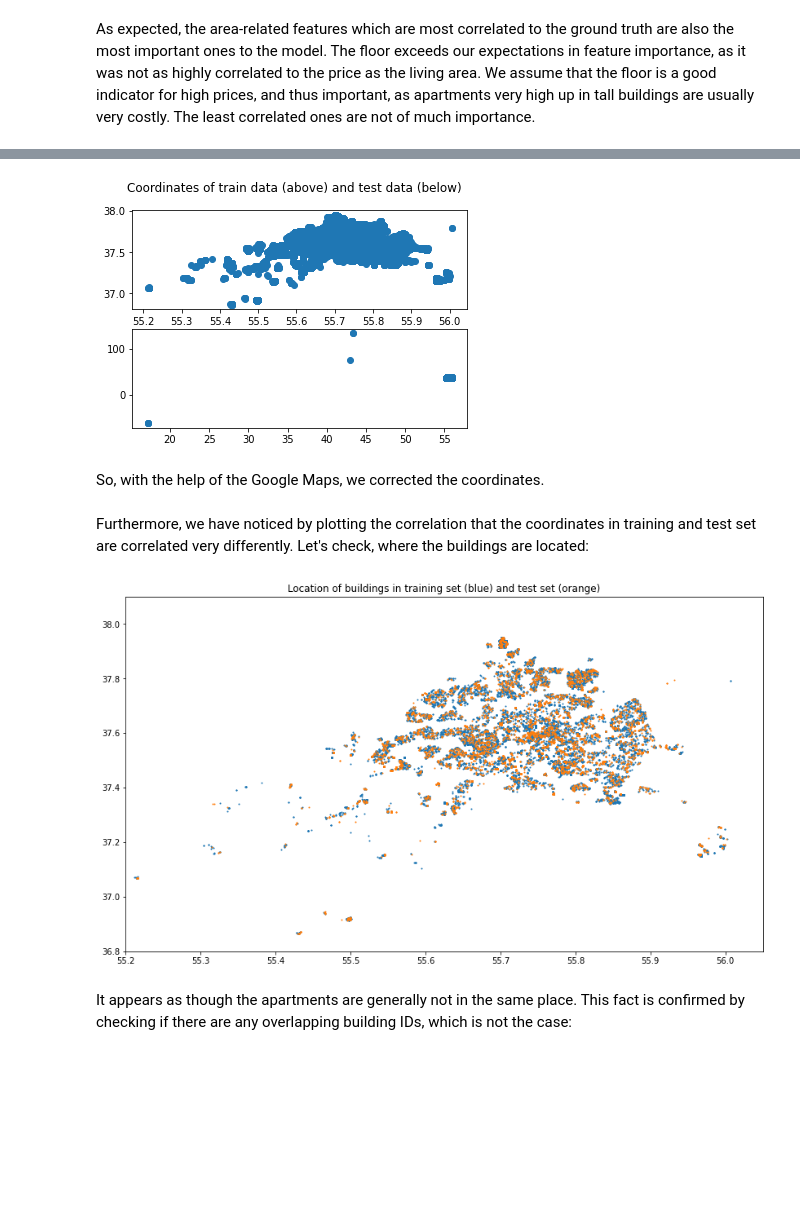
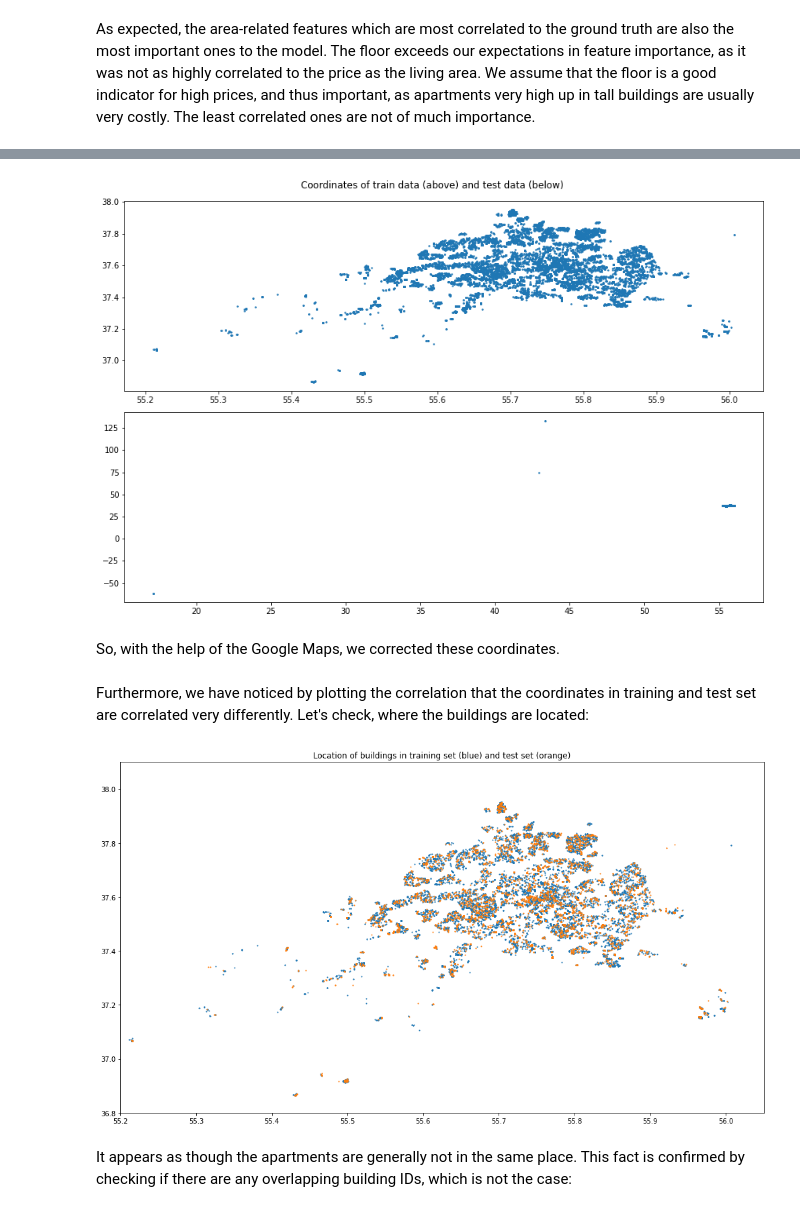
Before and after one commit to kirill-menke/house-pricing-prediction, a Jupyter notebook: group97_long_notebook.ipynb, the cells around one changed output, grey strips where cells are left out. Cells and saved outputs as stored; diff of their text form; code cells hidden in the pictures; blank space fills up the shorter version.

```diff
--- a/group97_long_notebook.ipynb
+++ b/group97_long_notebook.ipynb
@@ -237,12 +237,13 @@ We noticed that in the test set there are coordinates far outside Moscow. These
 # %%
-fig, axs = plt.subplots(2)
+fig, axs = plt.subplots(2, figsize=(12, 8))
 fig.suptitle("Coordinates of train data (above) and test data (below)")
-axs[0].scatter(train_df.latitude, train_df.longitude)
-axs[1].scatter(test_df.latitude, test_df.longitude);
+axs[0].scatter(train_df.latitude, train_df.longitude, s=2)
+axs[1].scatter(test_df.latitude, test_df.longitude, s=2)
+plt.tight_layout()
 # %% [output]
-[figure, old version]
+[figure, new version]
 # %% [markdown]
-So, with the help of the Google Maps, we corrected the coordinates.
+So, with the help of the Google Maps, we corrected these coordinates.
 # %%
 # Merge features
 all_data["street_and_address"] = all_data.street + " " + all_data.address
@@ -270,9 +271,10 @@ fig, ax = plt.subplots(figsize=(14, 8))
 plt.scatter(train_df.latitude, train_df.longitude, s=1)
 plt.scatter(test_df.latitude, test_df.longitude, s=1)
 plt.axis([55.2, 56.05, 36.8, 38.1])
-plt.title("Location of buildings in training set (blue) and test set (orange)");
+plt.title("Location of buildings in training set (blue) and test set (orange)")
+plt.tight_layout()
 # %% [output]
-[figure, old version]
+[figure, new version]
 # %% [markdown]
 It appears as though the apartments are generally not in the same place. This fact is confirmed by checking if there are any overlapping building IDs, which is not the case:
 # %%
```
Also changed, not shown: parts of 38 cells of this notebook.
